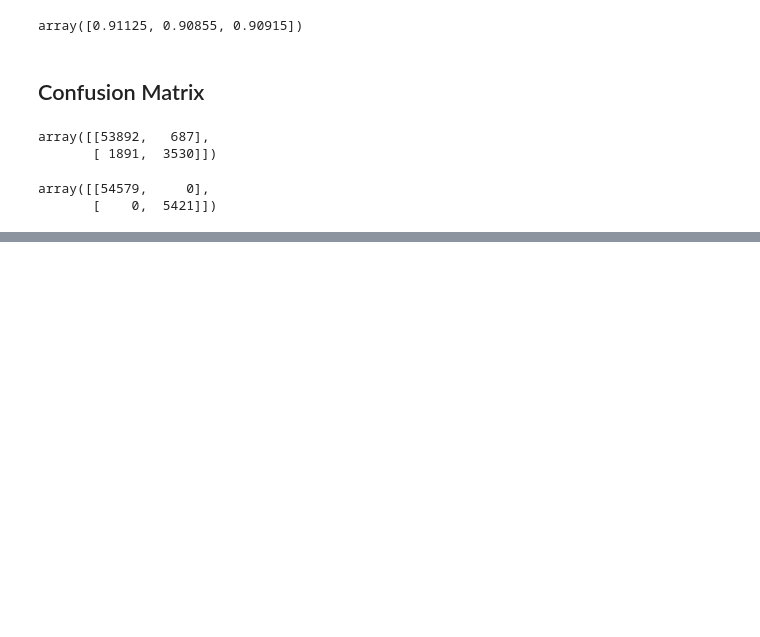
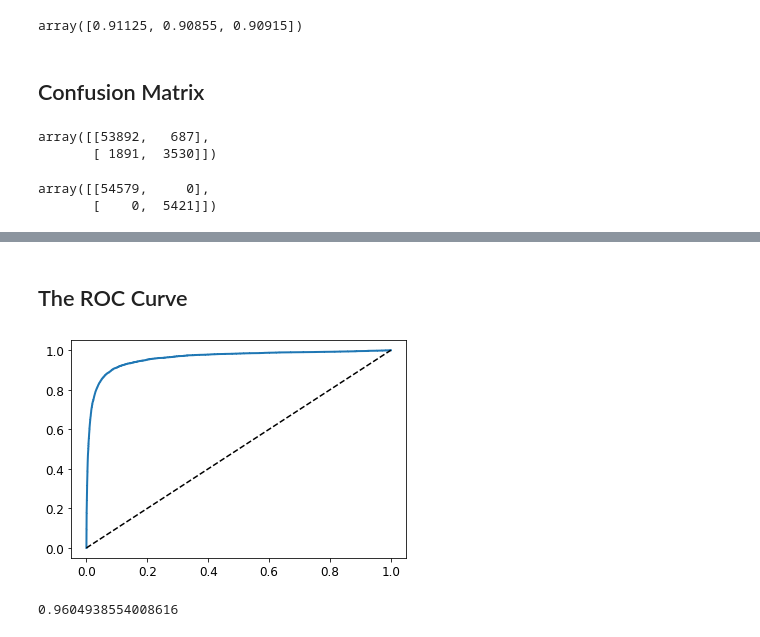
Before and after one commit to ncerdan/HandsOnML, a Jupyter notebook: 03_Classification.ipynb, the cells around one changed output, grey strips where cells are left out. Saved outputs shown, nothing was run; the diff lists cells and outputs as text; code cells hidden in the pictures; blank space fills up the shorter version.

Commit message:
finished binary classifiers

```diff
--- a/03_Classification.ipynb
+++ b/03_Classification.ipynb
@@ -186,0 +261,27 @@ array([[54579,     0],
+# %% [markdown]
+## The ROC Curve
+# %%
+from sklearn.metrics import roc_curve
+
+fpr, tpr, thresholds = roc_curve(y_train_5, y_scores)
+
+def plot_roc_curve(fpr, tpr, label=None):
+    plt.plot(fpr, tpr, linewidth=2, label=label)
+    plt.plot([0, 1], [0, 1], 'k--')
+
+plot_roc_curve(fpr, tpr)
+plt.show()
+# notice there is still a tradeoff between FPR and TPR
+# dotted diagonal = random classifier
+# a good classifier stays as far from the line as possible
+# %% [output]
+[figure, added]
+# %%
+# can measure by its Area Under the Curve (AUC)
+from sklearn.metrics import roc_auc_score
+roc_auc_score(y_train_5, y_scores)
+
+# notice that this score is really good. Use PR Curve when dealing with smaller positive class (5's)
+#.  or when you care more about false positives than false negatives
+# %% [output]
+0.9604938554008616
```
Also changed, not shown: parts of 11 cells of this notebook.
